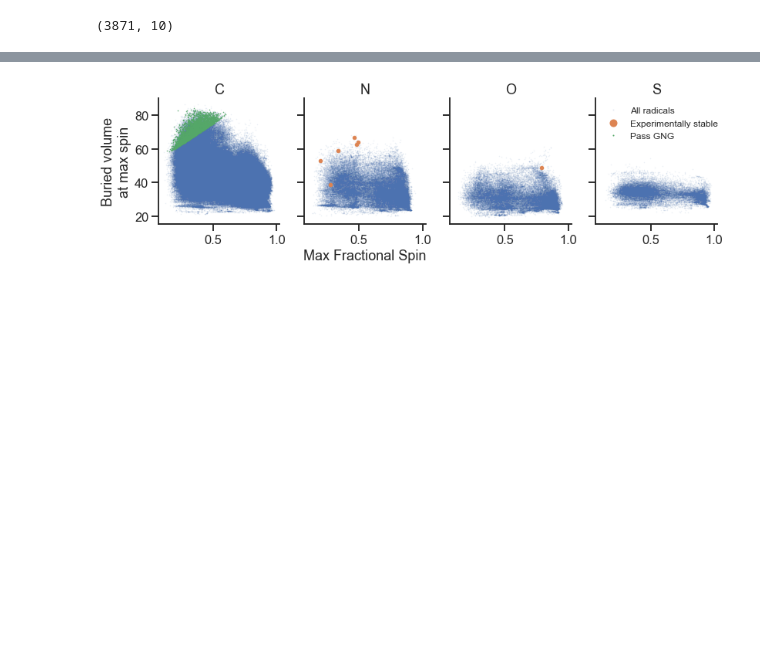
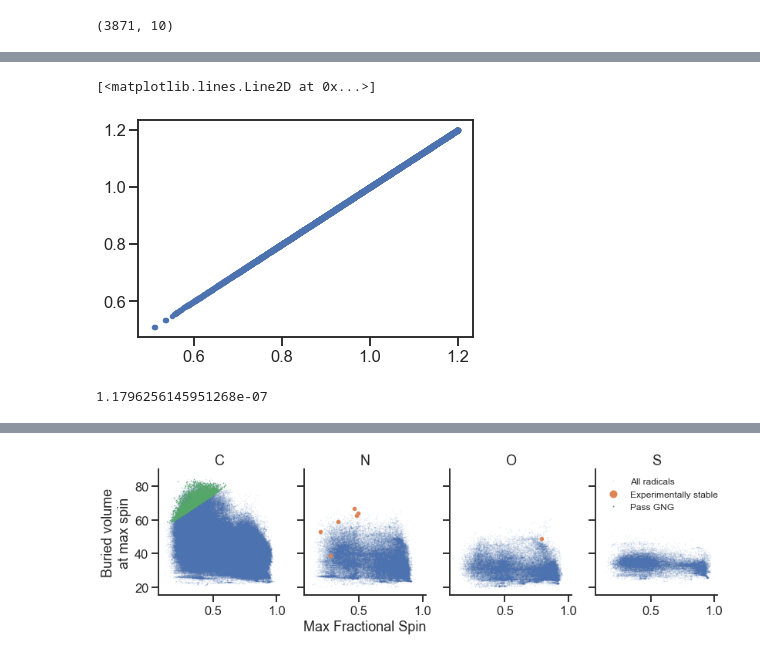
Before and after one commit to NREL/rlmolecule, a Jupyter notebook: stable_radical_optimization/monitor_progress.ipynb, the cells around one changed output, grey strips where cells are left out. Cells and saved outputs as stored; diff of their text form; code cells hidden in the pictures; blank space fills up the shorter version.

```diff
--- a/stable_radical_optimization/monitor_progress.ipynb
+++ b/stable_radical_optimization/monitor_progress.ipynb
@@ -151,0 +144,5 @@ pass_gng
+# %%
+def pred_redox(smiles):
+    return predict(redox_model,
+        {key: tf.constant(np.expand_dims(val, 0))
+         for key, val in Node(rdkit.Chem.MolFromSmiles(smiles)).policy_inputs.items()}).numpy().flatten()
@@ -151,0 +152,11 @@ pass_gng
+# %%
+redox = pass_gng.smiles.progress_apply(pred_redox)
+# %%
+plt.plot(np.vstack(redox.values)[:, 0], pass_gng.ie, '.')
+# %% [output]
+[<matplotlib.lines.Line2D at 0x...>]
+[figure, added]
+# %%
+(pass_gng.ie - np.vstack(redox.values)[:, 0]).abs().mean()
+# %% [output]
+1.1796256145951268e-07
```
Also changed, not shown: parts of 8 cells of this notebook, 6 other files.
